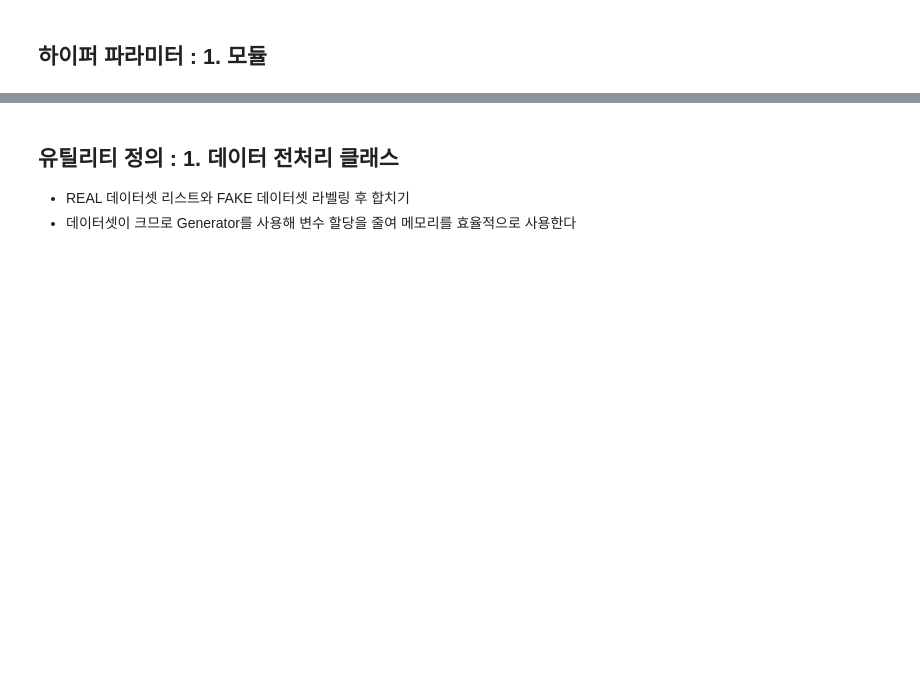
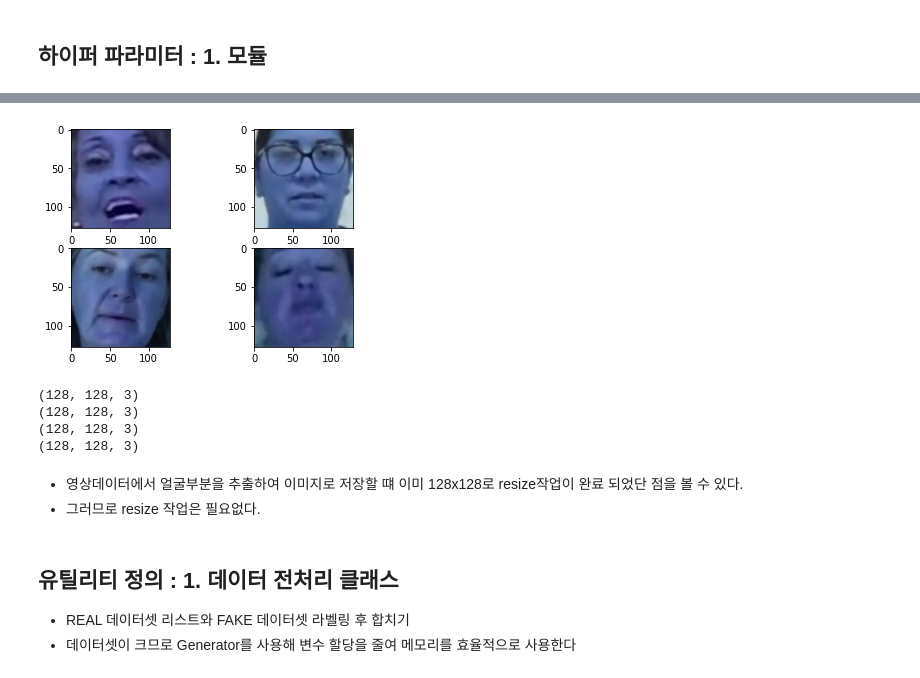
Before and after one commit to MinHyungRHIE/Project.DeepFakeDetection, a Jupyter notebook: workspace/Inception_Resnet 모델.ipynb, the cells around one changed output, grey strips where cells are left out. Cells and saved outputs as stored; diff of their text form; code cells hidden in the pictures; blank space fills up the shorter version.

```diff
--- a/workspace/Inception_Resnet 모델.ipynb
+++ b/workspace/Inception_Resnet 모델.ipynb
@@ -33,0 +83,10 @@ FAKE 영상 수 : 265658, 경로 : ../../../dataset/train_sample_videos/fake
+# %%
+real_data_name = [ img_name for img_name in os.listdir(REAL_DATA_PATH) ]
+print("Real Data File Name List : ")
+for name in real_data_name[:10]:
+    print(name)
+print('=============================')
+fake_data_name = [ img_name for img_name in os.listdir(FAKE_DATA_PATH) ]
+print("Fake Data File Name List : ")
+for name in fake_data_name[:10]:
+    print(name)
@@ -34,3 +111,37 @@ FAKE 영상 수 : 265658, 경로 : ../../../dataset/train_sample_videos/fake
+# %%
+real_sample1 = os.path.join(REAL_DATA_PATH, real_data_name[10])
+real_sample2 = os.path.join(REAL_DATA_PATH, real_data_name[20])
+fake_sample1 = os.path.join(FAKE_DATA_PATH, fake_data_name[30])
+fake_sample2 = os.path.join(FAKE_DATA_PATH, fake_data_name[40])
+
+real_img_example1 = cv2.imread(real_sample1)
+real_img_example2 = cv2.imread(real_sample2)
+fake_img_example1 = cv2.imread(fake_sample1)
+fake_img_example2 = cv2.imread(fake_sample2)
+
+plt.subplot(2,2,1)
+plt.imshow(real_img_example1)
+plt.subplot(2,2,2)
+plt.imshow(real_img_example2)
+plt.subplot(2,2,3)
+plt.imshow(fake_img_example1)
+plt.subplot(2,2,4)
+plt.imshow(fake_img_example2)
+plt.show()
+
+print(real_img_example1.shape)
+print(real_img_example2.shape)
+print(fake_img_example1.shape)
+print(fake_img_example2.shape)
+# %% [output]
+[figure, added]
+(128, 128, 3)
+(128, 128, 3)
+(128, 128, 3)
+(128, 128, 3)
+# %% [markdown]
+ - 영상데이터에서 얼굴부분을 추출하여 이미지로 저장할 떄 이미 128x128로 resize작업이 완료 되었단 점을 볼 수 있다.
+ - 그러므로 resize 작업은 필요없다.
 # %% [markdown]
 ## 유틸리티 정의 : 1. 데이터 전처리 클래스
  - REAL 데이터셋 리스트와 FAKE 데이터셋 라벨링 후 합치기
```
Also changed, not shown: parts of 15 cells of this notebook, 2 other files.
